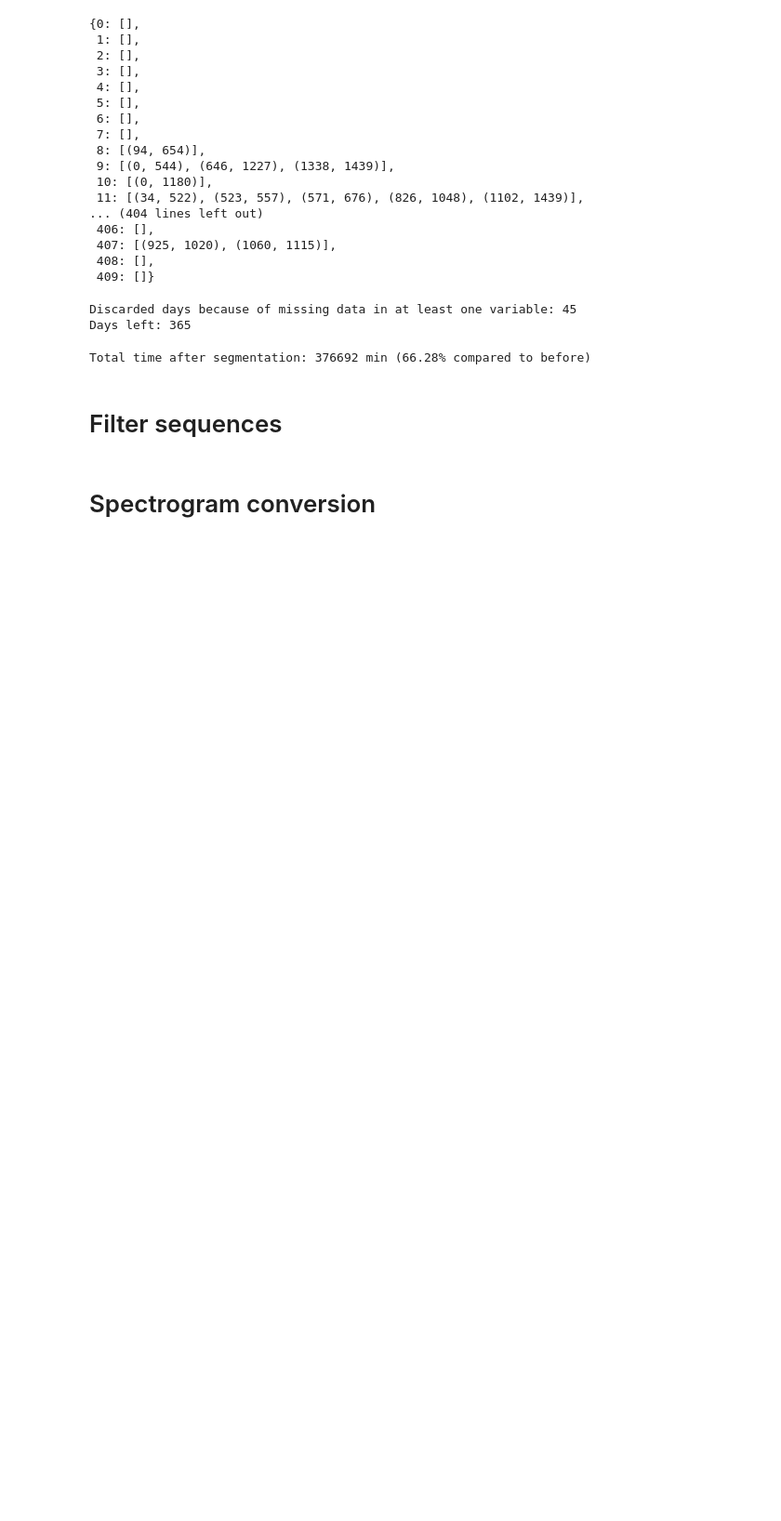
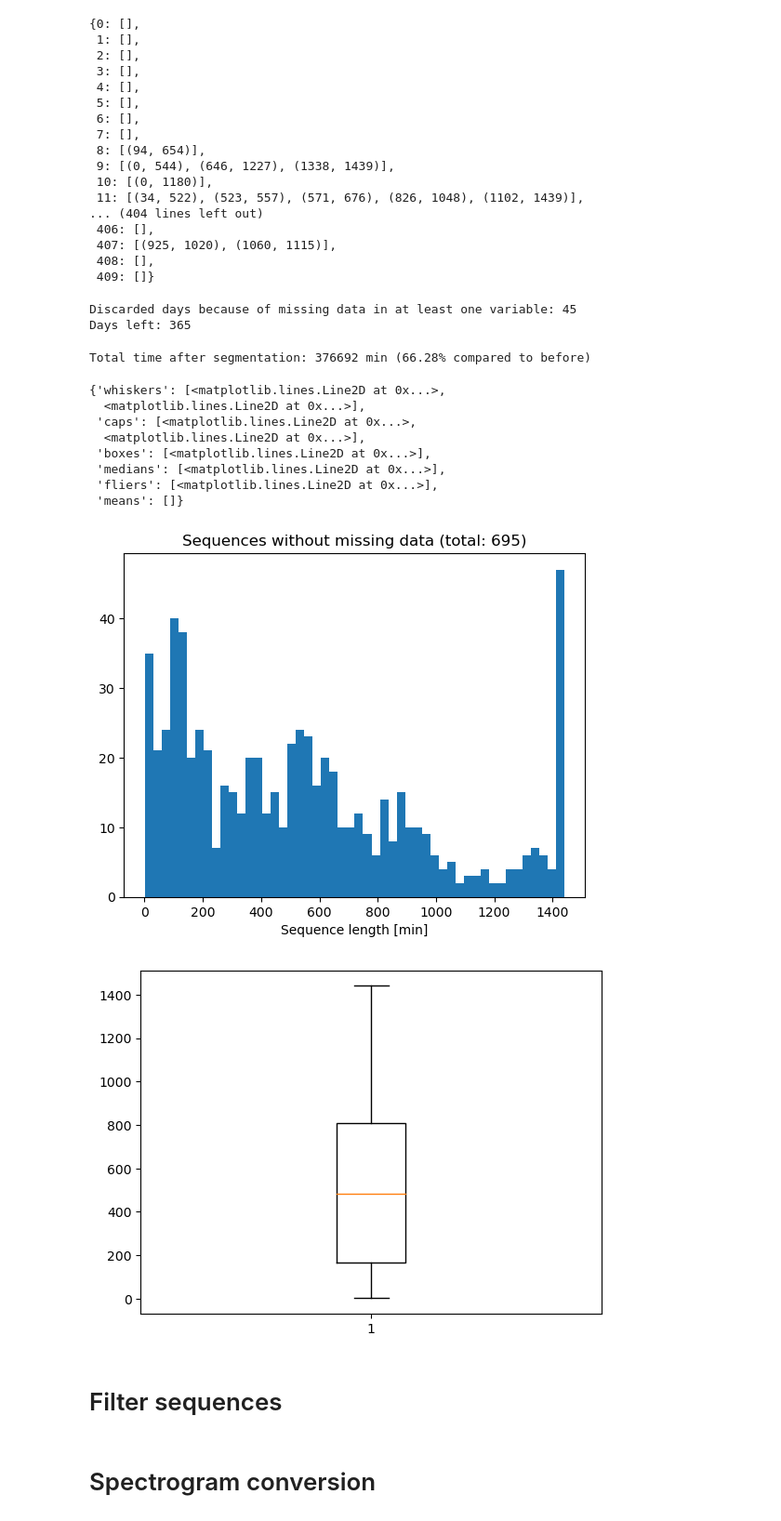
Before and after one commit to Yahnnosh/Sensor-Based-Modeling-of-Fatigue-Using-Transformer-Model, a Jupyter notebook: preproc_data.ipynb, the cells around one changed output. Shown at 93% size. Saved outputs shown, nothing was run; the diff lists cells and outputs as text; code cells hidden in the pictures; blank space fills up the shorter version.

```diff
--- a/preproc_data.ipynb
+++ b/preproc_data.ipynb
@@ -308,6 +308,27 @@ total_time2 = sum([sum([tupl[1] - tupl[0] + 1 for tupl in sequence]) if len(sequ
 print(f'Total time after segmentation: {total_time2} min ({round(100 * total_time2 / total_time, 2)}% compared to before)')
 # %% [output]
 Total time after segmentation: 376692 min (66.28% compared to before)
+# %%
+segments_size = [tupl[1] - tupl[0] + 1 for sequence in segments.values() for tupl in sequence if len(sequence) != 0]
+
+plt.figure()
+plt.hist(segments_size, bins=50)
+plt.title(f'Sequences without missing data (total: {len(segments_size)})')
+plt.xlabel('Sequence length [min]')
+
+plt.figure()
+plt.boxplot(segments_size)
+# %% [output]
+{'whiskers': [<matplotlib.lines.Line2D at 0x...>,
+  <matplotlib.lines.Line2D at 0x...>],
+ 'caps': [<matplotlib.lines.Line2D at 0x...>,
+  <matplotlib.lines.Line2D at 0x...>],
+ 'boxes': [<matplotlib.lines.Line2D at 0x...>],
+ 'medians': [<matplotlib.lines.Line2D at 0x...>],
+ 'fliers': [<matplotlib.lines.Line2D at 0x...>],
+ 'means': []}
+[figure, added]
+[figure, added]
 # %% [markdown]
 # Filter sequences
 # %% [markdown]
```
Also changed, not shown: 1 other file.
